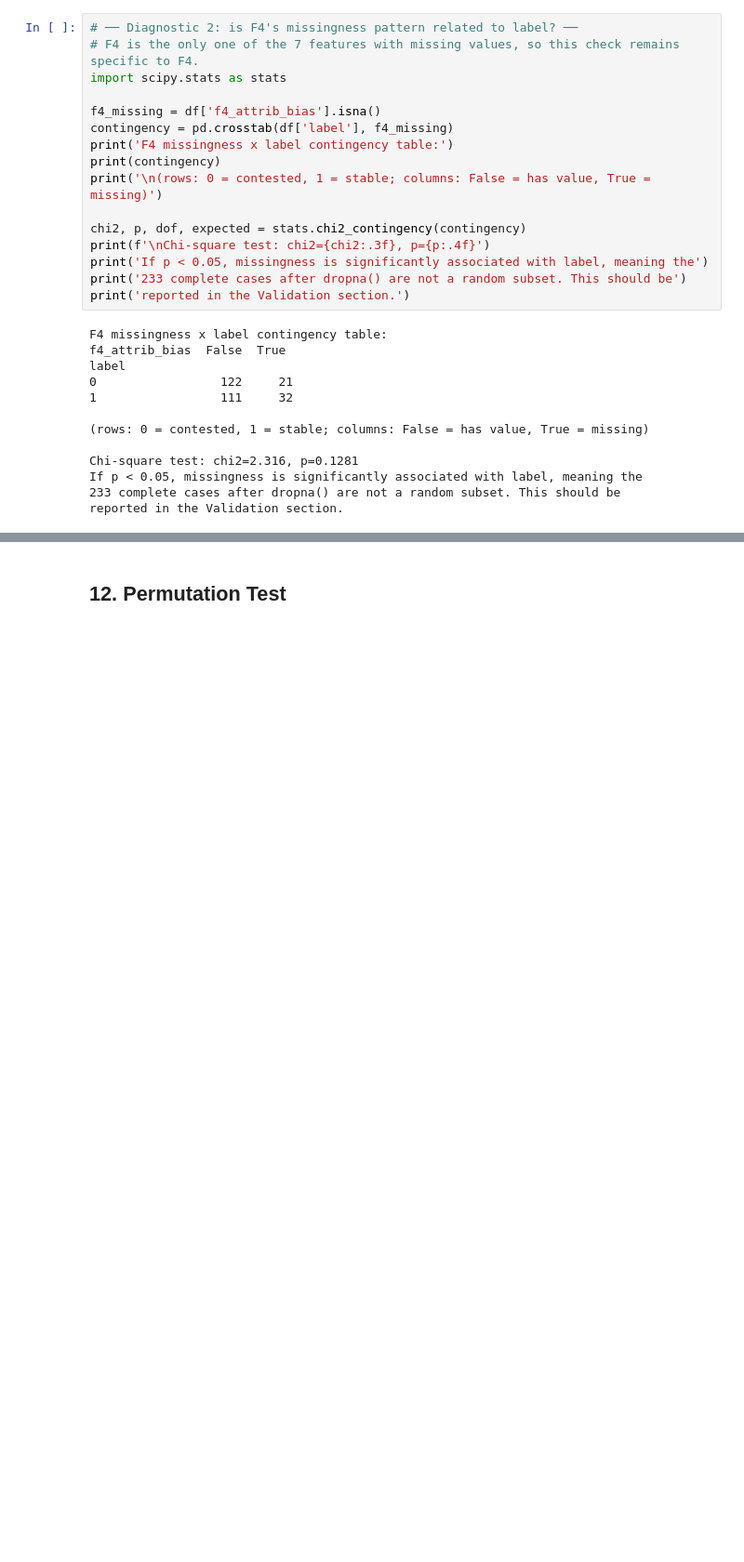
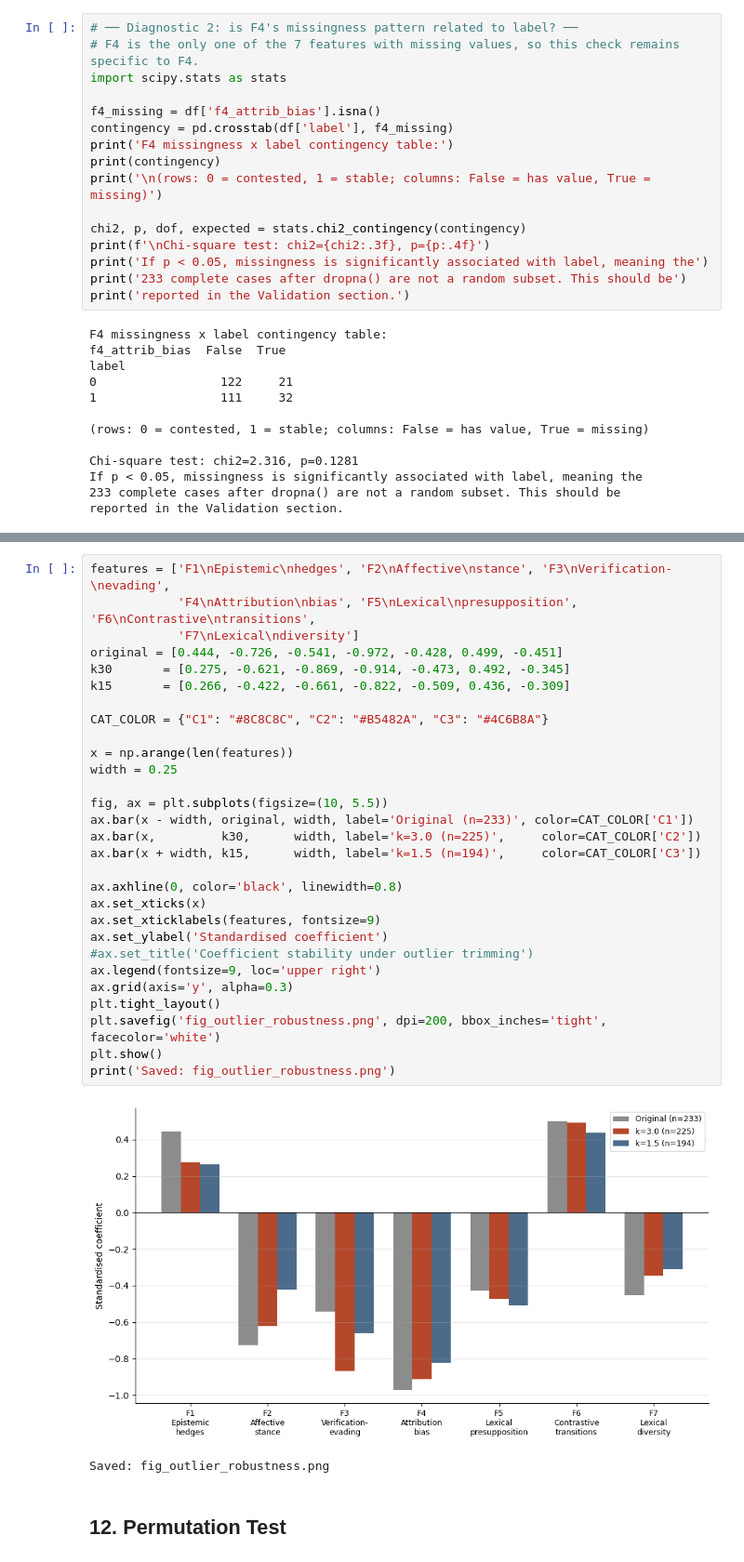
Before and after one commit to maoyuqing50-code/Wiki-Linguistic-Analysis, a Jupyter notebook: wikipedia_analysis_v5_EN.ipynb, the cells around one changed output, grey strips where cells are left out. Shown at 93% size. Saved outputs shown, nothing was run; the diff lists cells and outputs as text; blank space fills up the shorter version.

```diff
--- a/wikipedia_analysis_v5_EN.ipynb
+++ b/wikipedia_analysis_v5_EN.ipynb
@@ -1220,6 +1277,38 @@ F4 Attribution bias ratio              -0.972       -0.914       -0.822
 F5 Lexical Presupposition Density         -0.428       -0.473       -0.509                   No
 F6 Contrastive transitions             +0.499       +0.492       +0.436                   No
 F7 Lexical diversity (MTLD)            -0.451       -0.345       -0.309                   No
+# %%
+features = ['F1\nEpistemic\nhedges', 'F2\nAffective\nstance', 'F3\nVerification-\nevading',
+            'F4\nAttribution\nbias', 'F5\nLexical\npresupposition', 'F6\nContrastive\ntransitions',
+            'F7\nLexical\ndiversity']
+original = [0.444, -0.726, -0.541, -0.972, -0.428, 0.499, -0.451]
+k30       = [0.275, -0.621, -0.869, -0.914, -0.473, 0.492, -0.345]
+k15       = [0.266, -0.422, -0.661, -0.822, -0.509, 0.436, -0.309]
+
+CAT_COLOR = {"C1": "#8C8C8C", "C2": "#B5482A", "C3": "#4C6B8A"}
+
+x = np.arange(len(features))
+width = 0.25
+
+fig, ax = plt.subplots(figsize=(10, 5.5))
+ax.bar(x - width, original, width, label='Original (n=233)', color=CAT_COLOR['C1'])
+ax.bar(x,         k30,      width, label='k=3.0 (n=225)',     color=CAT_COLOR['C2'])
+ax.bar(x + width, k15,      width, label='k=1.5 (n=194)',     color=CAT_COLOR['C3'])
+
+ax.axhline(0, color='black', linewidth=0.8)
+ax.set_xticks(x)
+ax.set_xticklabels(features, fontsize=9)
+ax.set_ylabel('Standardised coefficient')
+#ax.set_title('Coefficient stability under outlier trimming')
+ax.legend(fontsize=9, loc='upper right')
+ax.grid(axis='y', alpha=0.3)
+plt.tight_layout()
+plt.savefig('fig_outlier_robustness.png', dpi=200, bbox_inches='tight', facecolor='white')
+plt.show()
+print('Saved: fig_outlier_robustness.png')
+# %% [output]
+[figure, added]
+Saved: fig_outlier_robustness.png
 # %% [markdown]
 ## 12. Permutation Test
 # %%
```
Also changed, not shown: parts of 7 cells of this notebook.
